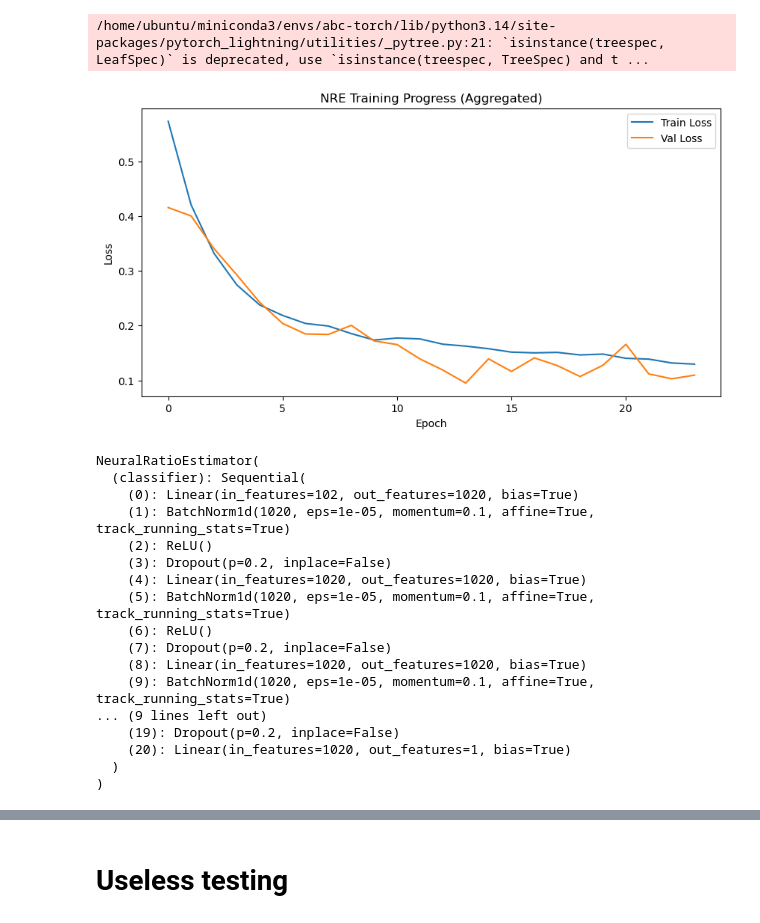
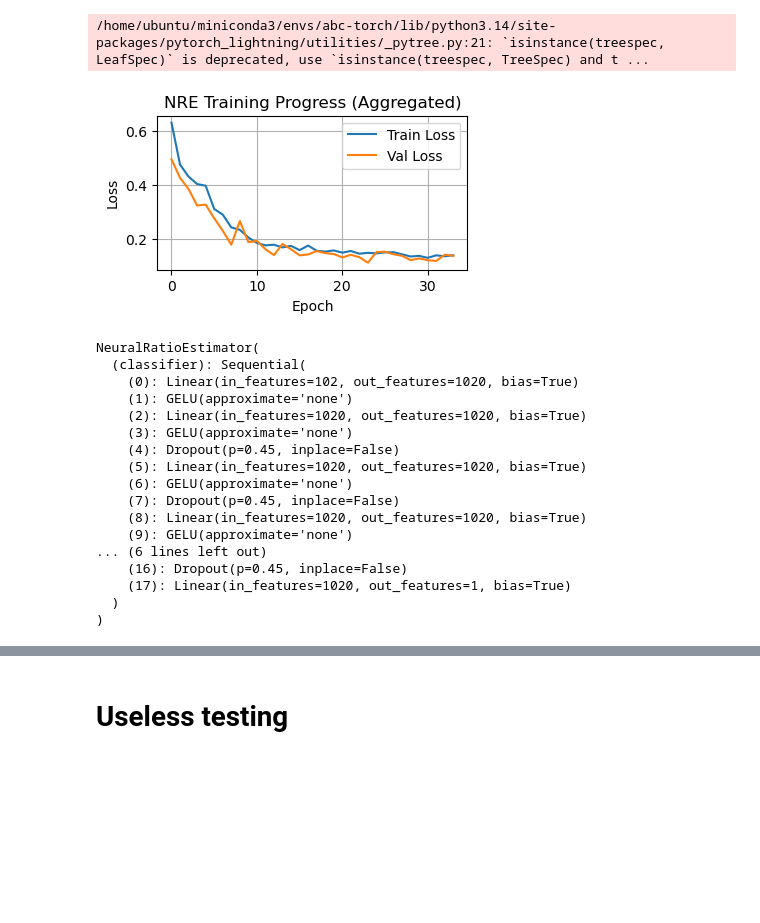
Before and after one commit to margherita-lera/SMC-ABC-for-Supernovae-Ia, a Jupyter notebook: nre_ifi.ipynb, the cells around one changed output, grey strips where cells are left out. Cells and saved outputs as stored; diff of their text form; code cells hidden in the pictures; blank space fills up the shorter version.

```diff
--- a/nre_ifi.ipynb
+++ b/nre_ifi.ipynb
@@ -230,30 +89,31 @@ TPU available: False, using: 0 TPU cores
 0         Total Flops
 /home/ubuntu/miniconda3/envs/abc-torch/lib/python3.14/site-packages/pytorch_lightning/utilities/_pytree.py:21: `isinstance(treespec, LeafSpec)` is deprecated, use `isinstance(treespec, TreeSpec) and t ...
 # %%
-metrics = pd.read_csv(f"{logger.log_dir}/metrics.csv")
+metrics = pd.read_csv(f"nreTestLogs/summariesNoZ/FINAL_VERSION/metrics.csv")
 
 # Aggregate by epoch to remove NaNs
 # This takes the non-NaN value for each epoch
 epoch_metrics = metrics.groupby('epoch').max()
 
-plt.figure(figsize=(10, 5))
+plt.figure(figsize=(4, 2))
 
 
 # Plot from the aggregated dataframe
 if 'train_loss' in epoch_metrics.columns:
     plt.plot(epoch_metrics.index, epoch_metrics['train_loss'], label='Train Loss')
 
 
 if 'val_loss' in epoch_metrics.columns:
     plt.plot(epoch_metrics.index, epoch_metrics['val_loss'], label='Val Loss')
 
 plt.xlabel('Epoch')
 plt.ylabel('Loss')
+plt.grid()
 plt.legend()
 plt.title('NRE Training Progress (Aggregated)')
 plt.show()
 # %% [output]
-[figure, old version]
+[figure, new version]
 # %%
 npLoad = np.load("/home/ubuntu/SNANA/nre/gioTesting/meansNstdsSummarisedNoZ.npz")
 theta_mean = npLoad["theta_mean"]
@@ -262,29 +122,25 @@ mu_mean = npLoad["mu_mean"]
 mu_std = npLoad["mu_std"]
 zhd_mean = None
 zhd_std = None
-
 npLoad.close()
-
-nre = nb.NeuralRatioEstimator.load_from_checkpoint('nreTestLogs/summariesNoZ/version_1/checkpoints/epoch=29-step=1650.ckpt', x_dim=100, theta_dim=2, hidden_dim=1020, layers=5)
-
-
+nre = nb.NeuralRatioEstimator.load_from_checkpoint('nreTestLogs/summariesNoZ/FINAL_VERSION/checkpoints/epoch=29-step=1650.ckpt', x_dim=100, theta_dim=2, hidden_dim=1020, layers=5)
 nre.eval()
 # %% [output]
 NeuralRatioEstimator(
   (classifier): Sequential(
     (0): Linear(in_features=102, out_features=1020, bias=True)
-    (1): BatchNorm1d(1020, eps=1e-05, momentum=0.1, affine=True, track_running_stats=True)
-    (2): ReLU()
-    (3): Dropout(p=0.2, inplace=False)
-    (4): Linear(in_features=1020, out_features=1020, bias=True)
-    (5): BatchNorm1d(1020, eps=1e-05, momentum=0.1, affine=True, track_running_stats=True)
-    (6): ReLU()
-    (7): Dropout(p=0.2, inplace=False)
+    (1): GELU(approximate='none')
+    (2): Linear(in_features=1020, out_features=1020, bias=True)
+    (3): GELU(approximate='none')
+    (4): Dropout(p=0.45, inplace=False)
+    (5): Linear(in_features=1020, out_features=1020, bias=True)
+    (6): GELU(approximate='none')
+    (7): Dropout(p=0.45, inplace=False)
     (8): Linear(in_features=1020, out_features=1020, bias=True)
-    (9): BatchNorm1d(1020, eps=1e-05, momentum=0.1, affine=True, track_running_stats=True)
-... (9 lines left out)
-    (19): Dropout(p=0.2, inplace=False)
-    (20): Linear(in_features=1020, out_features=1, bias=True)
+    (9): GELU(approximate='none')
+... (6 lines left out)
+    (16): Dropout(p=0.45, inplace=False)
+    (17): Linear(in_features=1020, out_features=1, bias=True)
   )
 )
 # %%
```
Also changed, not shown: parts of 20 cells of this notebook.
